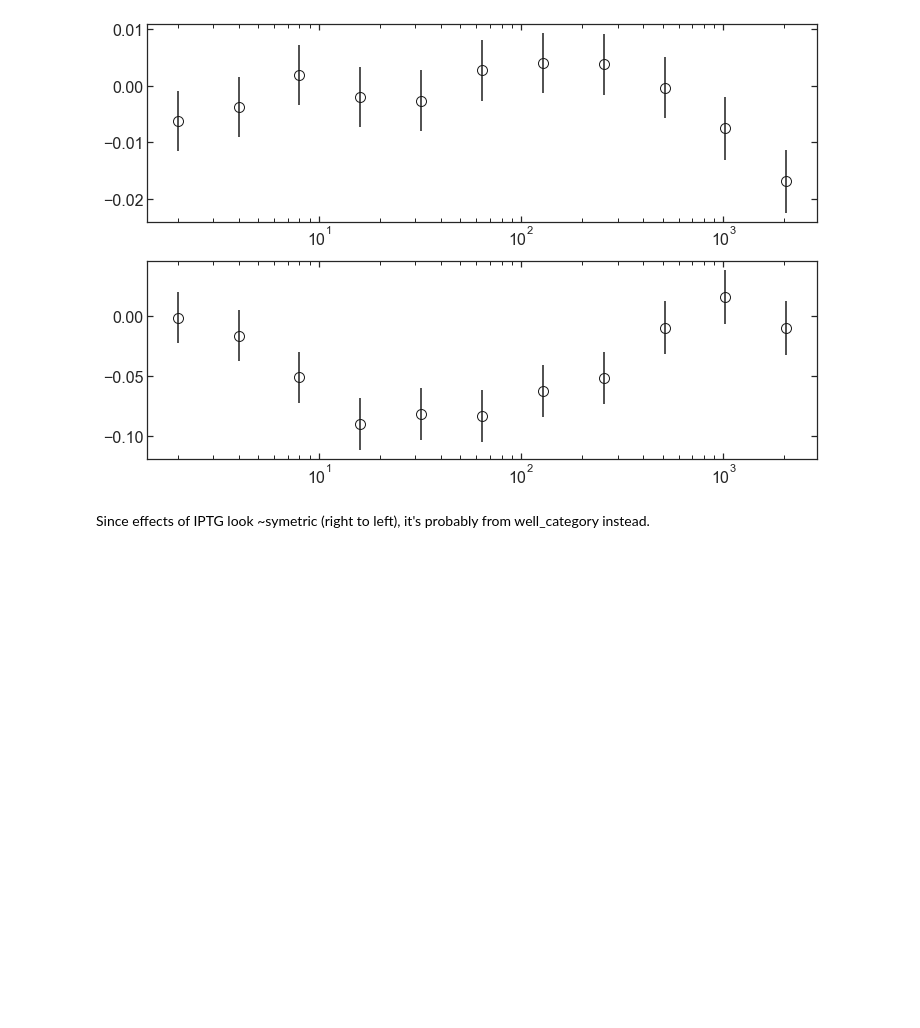
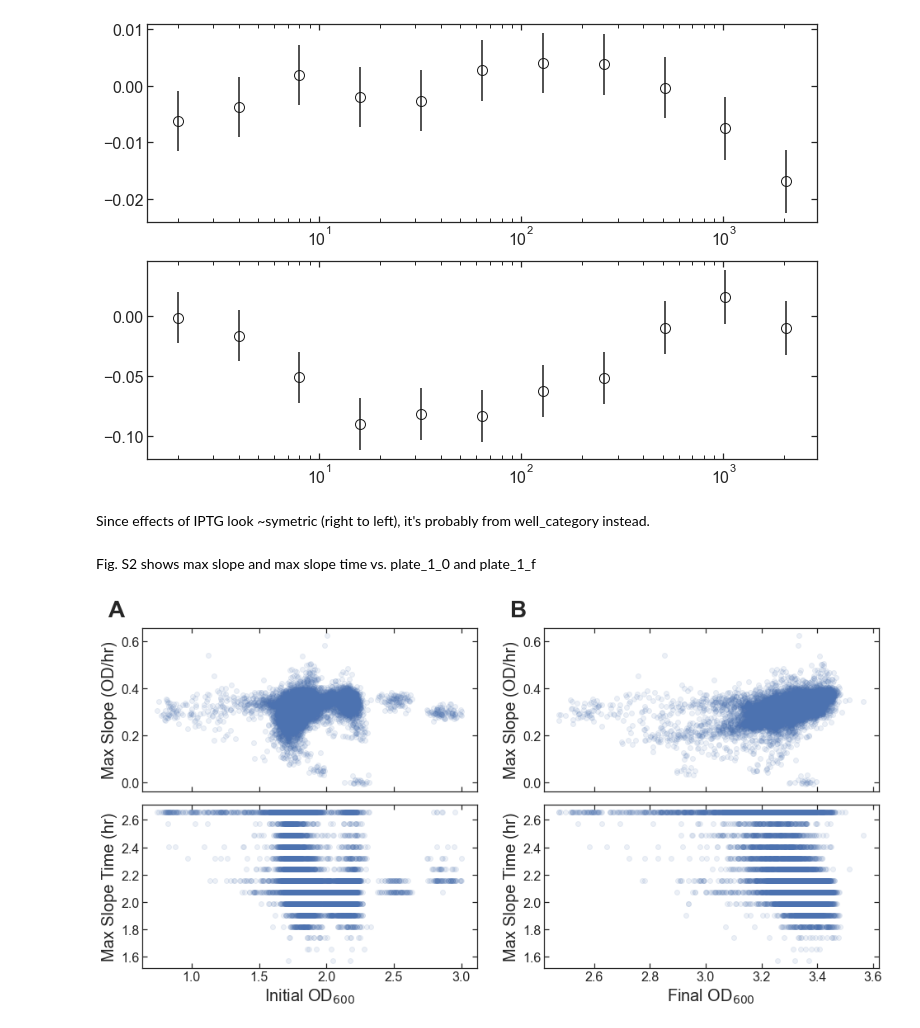
Before and after one commit to djross22/culture_reproducibility, a Jupyter notebook: Data analysis and figures.2.ipynb, the cells around one changed output. Saved outputs shown, nothing was run; the diff lists cells and outputs as text; code cells hidden in the pictures; blank space fills up the shorter version.

```diff
--- a/Data analysis and figures.2.ipynb
+++ b/Data analysis and figures.2.ipynb
@@ -368,7 +425,7 @@ for ax, x in zip(axs, [rand_effects_slope, rand_effects_time]):
 # %% [markdown]
 Redo the analysis with just plates from recent measurements in August, September 2021:
 # %%
-df = data[data.year=='2021']
+df = data[data.year==2021]
 x = np.array([int(s[s.find('-')+1:]) for s in df.month])
 recent_data = df[x>6]
 len(np.unique(recent_data.plate_id))
@@ -448,7 +505,7 @@ Figure S4 shows well position effects for the recent data:
 plt.rcParams["figure.figsize"] = [6, 8]
 fig, axs = plt.subplots(2, 1)
 
-for ax, df, y_lab in zip(axs, [max_slope_frame, max_slope_time_frame], ['Max Slope (OD/hr)', 'Max Slope Time (hr)']):
+for ax, df, y_lab in zip(axs, [max_slope_recent_frame, max_slope_time_recent_frame], ['Max Slope (OD/hr)', 'Max Slope Time (hr)']):
     df = df[['well_category' in s for s in df.index]]
     x_lab = [s[s.find('[T.')+3: s.rfind(']')] for s in df.index]
     x_arr = np.array([i for i in range(len(x_lab))])
@@ -466,8 +523,6 @@ box = axs[1].get_position()
 box.y0 = box.y0 + shift
 box.y1 = box.y1 + shift
 axs[1].set_position(box)
-
-fig.savefig("Fig. S4.png", bbox_inches="tight")
 # %% [output]
 [figure]
 # %% [markdown]
@@ -797,16 +869,16 @@ max_slope_time_frame['q_75'] = df[1]
 # %%
-max_slope_frame = max_slope_model.conf_int().copy()
-max_slope_frame.rename(columns={0:'q_025', 1:'q_975'}, inplace=True)
-max_slope_frame['mean'] = max_slope_model.fe_params
+max_slope_iptg_frame = max_slope_model.conf_int().copy()
+max_slope_iptg_frame.rename(columns={0:'q_025', 1:'q_975'}, inplace=True)
+max_slope_iptg_frame['mean'] = max_slope_model.fe_params
 df = max_slope_model.conf_int(alpha=0.5)
-max_slope_frame['q_25'] = df[0]
-max_slope_frame['q_75'] = df[1]
-#max_slope_frame
+max_slope_iptg_frame['q_25'] = df[0]
+max_slope_iptg_frame['q_75'] = df[1]
+#max_slope_iptg_frame
 # %%
 plt.rcParams["figure.figsize"] = [12, 8]
 fig, axs = plt.subplots(2, 1)
 
-for ax, df, factor in zip(axs, [max_slope_frame, max_slope_time_frame], [recent_data.max_slope.mean(), recent_data.max_slope_time.mean()]):
+for ax, df, factor in zip(axs, [max_slope_iptg_frame, max_slope_time_iptg_frame], [recent_data.max_slope.mean(), recent_data.max_slope_time.mean()]):
     df = df[['IPTG' in s for s in df.index]]
     x = [1000*float(s[s.find('[T.')+3: s.rfind(']')]) for s in df.index]
     y = df['mean'] #/factor
@@ -817,3 +889,42 @@ for ax, df, factor in zip(axs, [max_slope_frame, max_slope_time_frame], [recent_
 [figure]
 # %% [markdown]
 Since effects of IPTG look ~symetric (right to left), it's probably from well_category instead.
+# %% [markdown]
+Fig. S2 shows max slope and max slope time vs. plate_1_0 and plate_1_f
+# %%
+plt.rcParams["figure.figsize"] = [16, 8]
+fig, axs_grid = plt.subplots(2, 2)
+
+for axs, x_param, x_lab in zip(axs_grid.transpose(), ['plate_1_0', 'plate_1_f'],
+                               ['Initial OD$_{600}$', 'Final OD$_{600}$']):
+    for ax, y_param, y_lab in zip(axs, ['max_slope', 'max_slope_time'], ['Max Slope (OD/hr)', 'Max Slope Time (hr)']):
+        x = data[x_param]
+        y = data[y_param]
+        ax.plot(x, y, 'o', alpha=0.1);
+        if ax in axs_grid[1]:
+            ax.set_xlabel(x_lab)
+        else:
+            ax.set_xticklabels([])
+        if True: #ax in axs_grid.transpose()[0]:
+            ax.set_ylabel(y_lab)
+        else:
+            ax.set_yticklabels([])
+
+x_shift = 0
+y_shift = 0.04
+for i, axs in enumerate(axs_grid):
+    for j, (ax, sub) in enumerate(zip(axs, ['A', 'B'])):
+        box = ax.get_position()
+        box.x0 = box.x0 + x_shift*j
+        box.x1 = box.x1 + x_shift*j
+        box.y0 = box.y0 + y_shift*i
+        box.y1 = box.y1 + y_shift*i
+        ax.set_position(box)
+
+        if i==0:
+            ax.text(x=-0.1, y=1.04, s=sub, horizontalalignment='left', verticalalignment='bottom',
+                    transform=ax.transAxes, fontsize=28, fontweight="bold")
+
+fig.savefig("Fig. S2.png", bbox_inches="tight")
+# %% [output]
+[figure, added]
```
Also changed, not shown: parts of 30 cells of this notebook.
